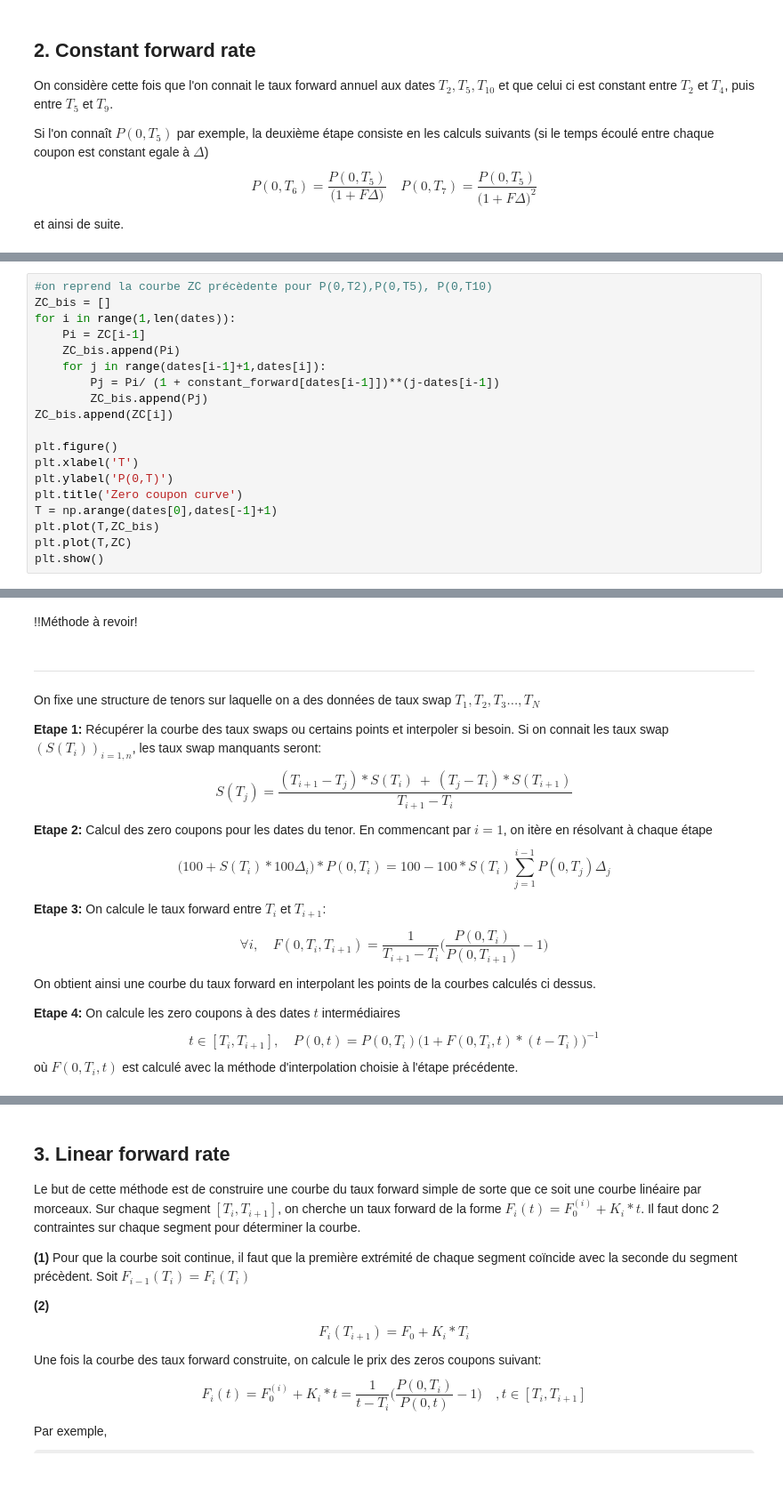
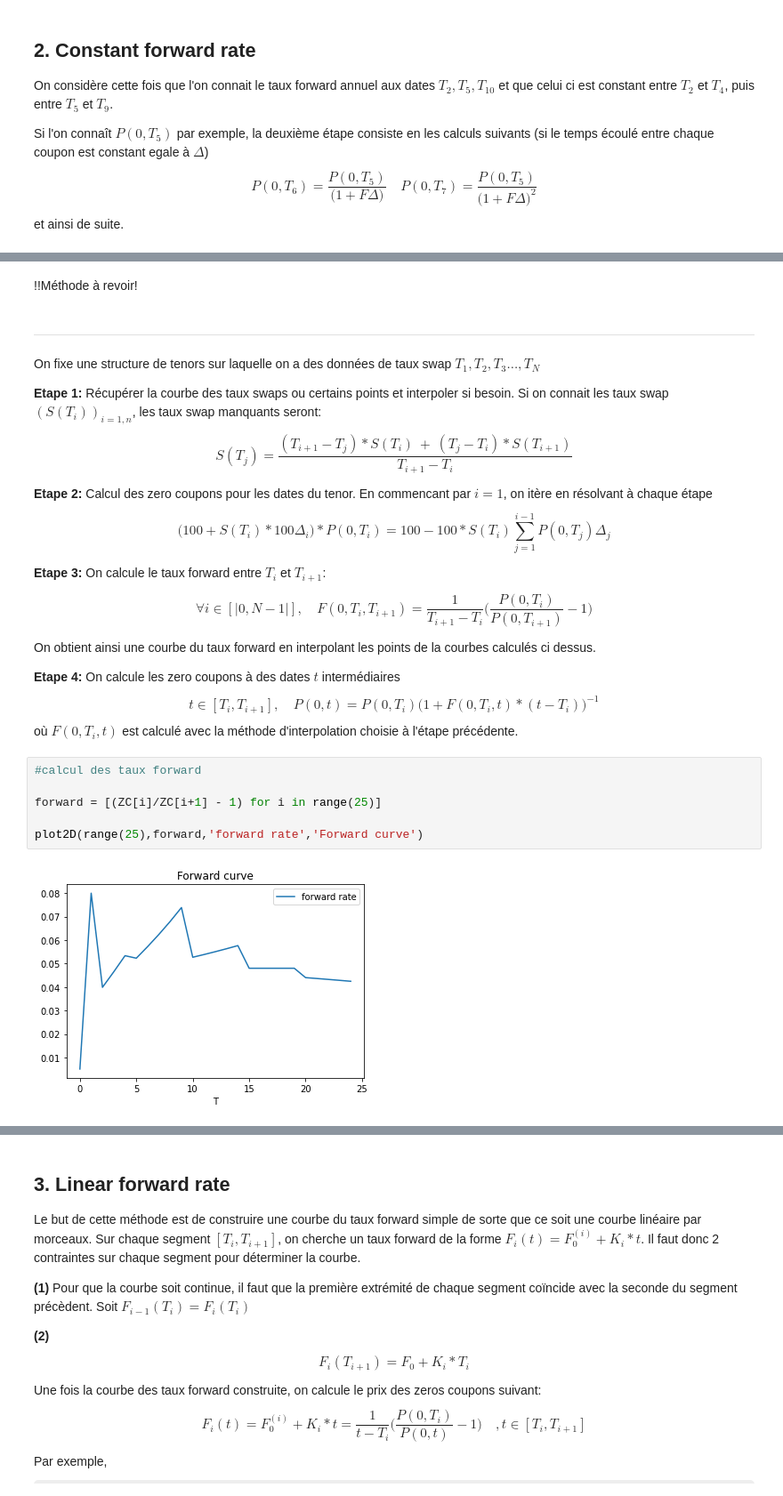
Before and after one commit to AlexisHoussard/Stage-Awalee-2021, a Jupyter notebook: ZC_curve.ipynb, the cells around one changed output, grey strips where cells are left out. Shown: that part at 89% size. Saved outputs shown, nothing was run; the diff lists cells and outputs as text; some formulas as TeX source.

```diff
--- a/ZC_curve.ipynb
+++ b/ZC_curve.ipynb
@@ -89,19 +83,0 @@ plt.show()
-# %%
-#on reprend la courbe ZC précèdente pour P(0,T2),P(0,T5), P(0,T10)
-ZC_bis = []
-for i in range(1,len(dates)):
-    Pi = ZC[i-1]
-    ZC_bis.append(Pi)
-    for j in range(dates[i-1]+1,dates[i]):
-        Pj = Pi/ (1 + constant_forward[dates[i-1]])**(j-dates[i-1])
-        ZC_bis.append(Pj)
-ZC_bis.append(ZC[i])
-
-plt.figure()
-plt.xlabel('T')
-plt.ylabel('P(0,T)')
-plt.title('Zero coupon curve')
-T = np.arange(dates[0],dates[-1]+1)
-plt.plot(T,ZC_bis)
-plt.plot(T,ZC)
-plt.show()
@@ -110,5 +84,5 @@ plt.show()
-# %% [markdown]
-!!Méthode à revoir!
+# %% [markdown]
+!!Méthode à revoir!
 # %% [markdown]
 -----
 On fixe une structure de tenors sur laquelle on a des données de taux swap $T_1,T_2,T_3...,T_N$
@@ -119,9 +93,17 @@ On fixe une structure de tenors sur laquelle on a des données de taux swap $T_1
 
 **Etape 3:** On calcule le taux forward entre $T_i$ et $T_{i+1}$:
 
-$$\forall i, \quad F(0,T_i,T_{i+1}) = \frac{1}{T_{i+1}-T_i} \Big( \frac{P(0,T_i)}{P(0,T_{i+1})} -1\Big)$$
+$$\forall i \in [|0,N-1|], \quad F(0,T_i,T_{i+1}) = \frac{1}{T_{i+1}-T_i} \Big( \frac{P(0,T_i)}{P(0,T_{i+1})} -1\Big)$$
 
 On obtient ainsi une courbe du taux forward en interpolant les points de la courbes calculés ci dessus.
 
 **Etape 4:** On calcule les zero coupons à des dates $t$ intermédiaires
 $$t \in [T_i,T_{i+1}], \quad P(0,t) = P(0,T_i) \Big(1 + F(0,T_i,t)*(t-T_i) \Big)^{-1}$$ où $F(0,T_i,t)$ est calculé avec la méthode d'interpolation choisie à l'étape précédente.
+# %%
+#calcul des taux forward
+
+forward = [(ZC[i]/ZC[i+1] - 1) for i in range(25)]
+
+plot2D(range(25),forward,'forward rate','Forward curve')
+# %% [output]
+[figure, added]
```
Also changed, not shown: parts of 7 cells of this notebook.
